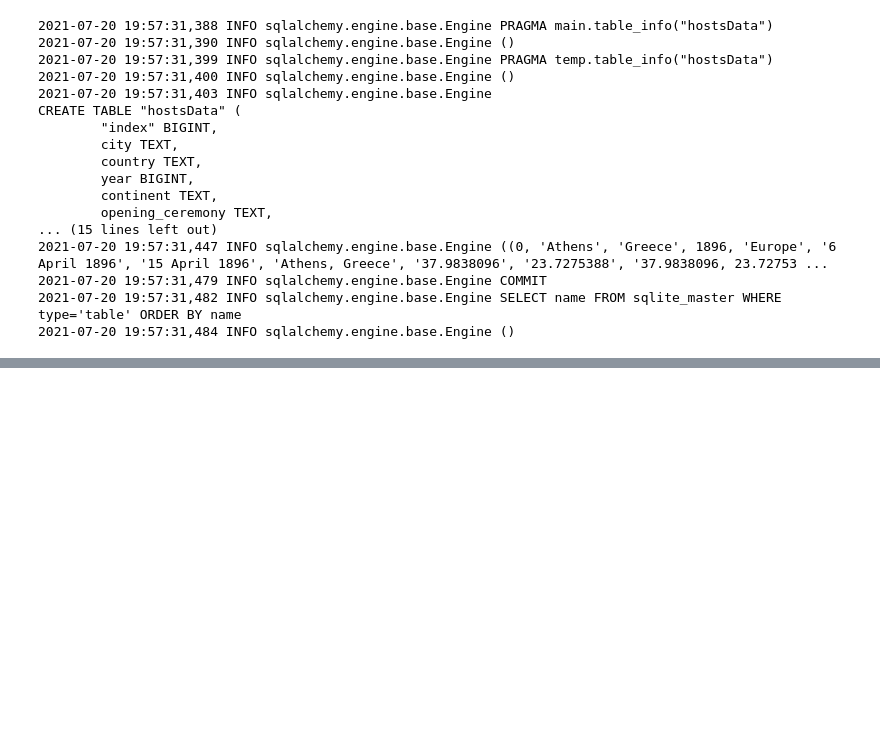
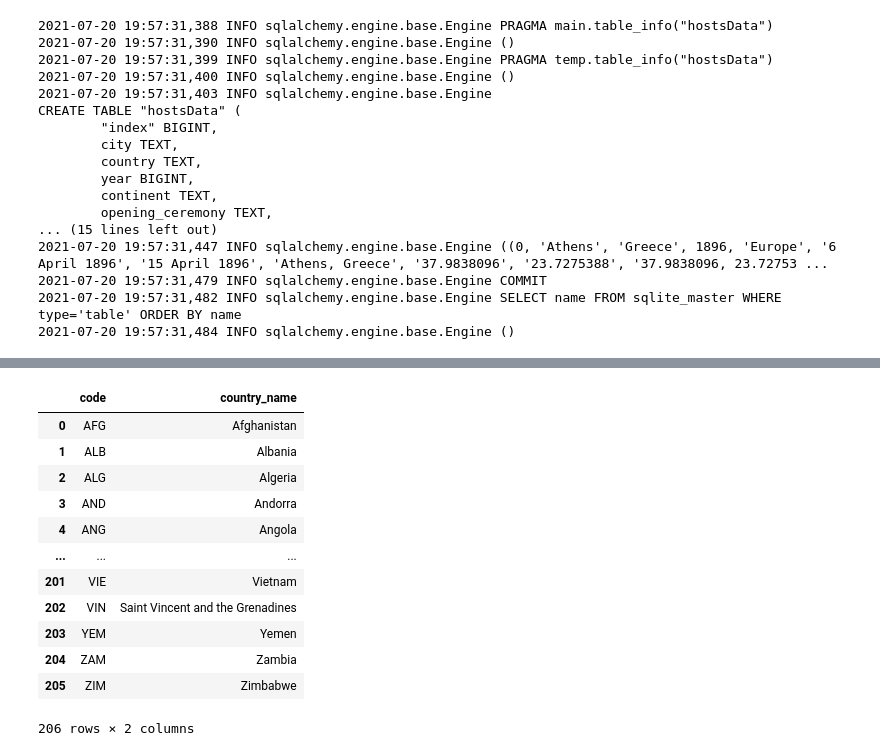
Before and after one commit to julia-claira/Olympic_Analysis, a Jupyter notebook: data/Scraping-API/WebScraping.ipynb, the cells around one changed output, grey strips where cells are left out. Cells and saved outputs as stored; diff of their text form; code cells hidden in the pictures; blank space fills up the shorter version.

```diff
--- a/data/Scraping-API/WebScraping.ipynb
+++ b/data/Scraping-API/WebScraping.ipynb
@@ -154,0 +167,2 @@ sqlite_connection.close()
+# %%
+codes_df = tables[0]
@@ -154,0 +178,25 @@ sqlite_connection.close()
+# %%
+# Drop unused columns
+codes_df = codes_df.drop(['Other codes used', 'Link'], axis=1)
+# %%
+# Replace cell with mistake
+codes_df.at[0,'Code']='AFG'
+# %%
+# Rename columns
+codes_df = codes_df.rename(columns={'Code': 'code','National Olympic Committee': 'country_name'})
+# %%
+codes_df
+# %% [output]
+|  | code | country_name |
+| 0 | AFG | Afghanistan |
+| 1 | ALB | Albania |
+| 2 | ALG | Algeria |
+| 3 | AND | Andorra |
+| 4 | ANG | Angola |
+| ... | ... | ... |
+| 201 | VIE | Vietnam |
+| 202 | VIN | Saint Vincent and the Grenadines |
+| 203 | YEM | Yemen |
+| 204 | ZAM | Zambia |
+| 205 | ZIM | Zimbabwe |
+206 rows × 2 columns
```
Also changed, not shown: parts of 14 cells of this notebook.
